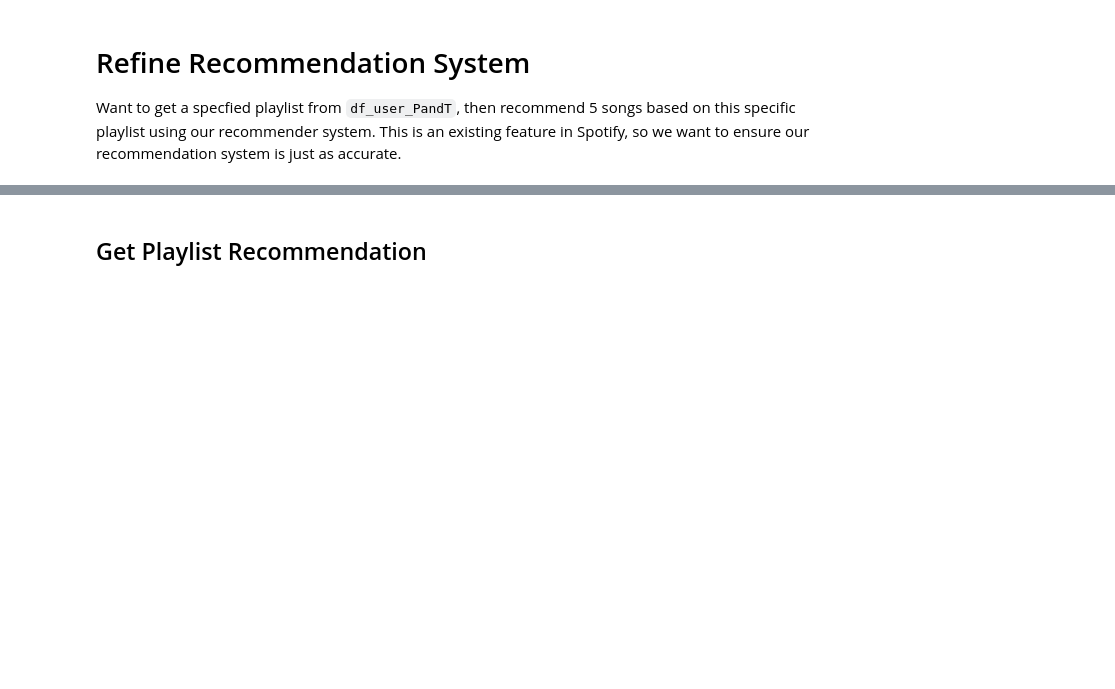
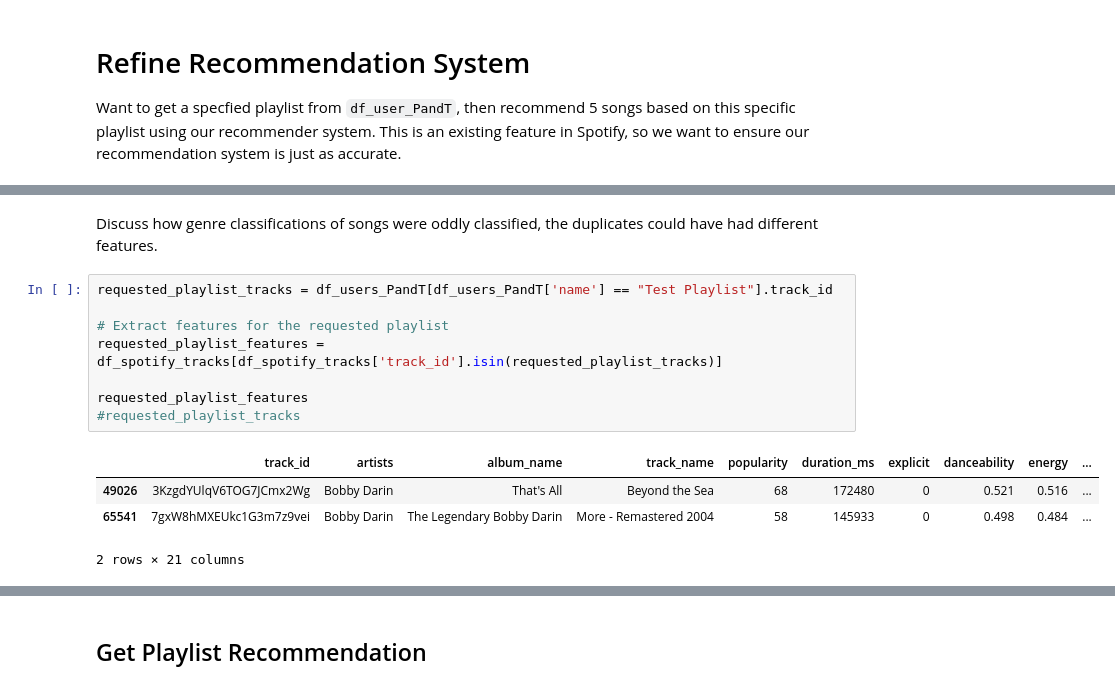
Before and after one commit to avajts/pic16b_project, a Jupyter notebook: music_rec.ipynb, the cells around one changed output, grey strips where cells are left out. Saved outputs shown, nothing was run; the diff lists cells and outputs as text; blank space fills up the shorter version.

```diff
--- a/music_rec.ipynb
+++ b/music_rec.ipynb
@@ -172,3 +164,18 @@ df_users_PandT.head(10)
+# %% [markdown]
+Discuss how genre classifications of songs were oddly classified, the duplicates could have had different features.
+# %%
+requested_playlist_tracks = df_users_PandT[df_users_PandT['name'] == "Test Playlist"].track_id
+
+# Extract features for the requested playlist
+requested_playlist_features = df_spotify_tracks[df_spotify_tracks['track_id'].isin(requested_playlist_tracks)]
+
+requested_playlist_features
+#requested_playlist_tracks
+# %% [output]
+|  | track_id | artists | album_name | track_name | popularity | duration_ms | explicit | danceability | energy | ... |
+| 49026 | 3KzgdYUlqV6TOG7JCmx2Wg | Bobby Darin | That's All | Beyond the Sea | 68 | 172480 | 0 | 0.521 | 0.516 | ... |
+| 65541 | 7gxW8hMXEUkc1G3m7z9vei | Bobby Darin | The Legendary Bobby Darin | More - Remastered 2004 | 58 | 145933 | 0 | 0.498 | 0.484 | ... |
+2 rows × 21 columns
 # %%
 from music_rec import playlist_song_recs
 
```
Also changed, not shown: parts of 10 cells of this notebook, 1 other file.
